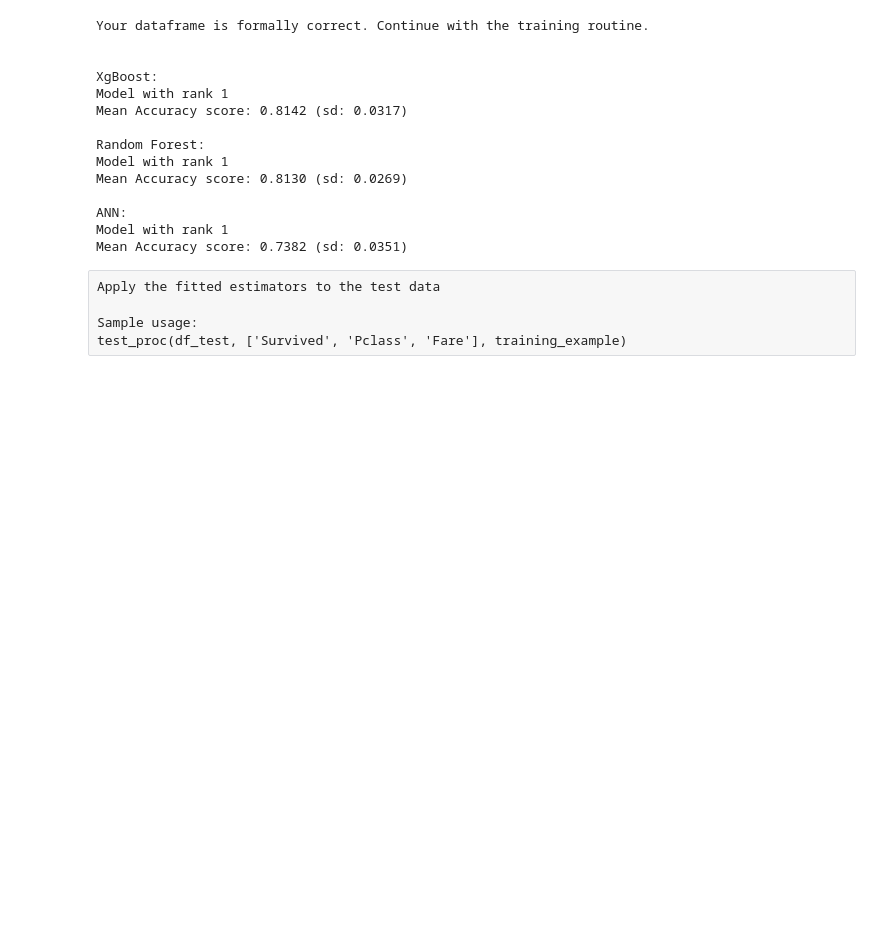
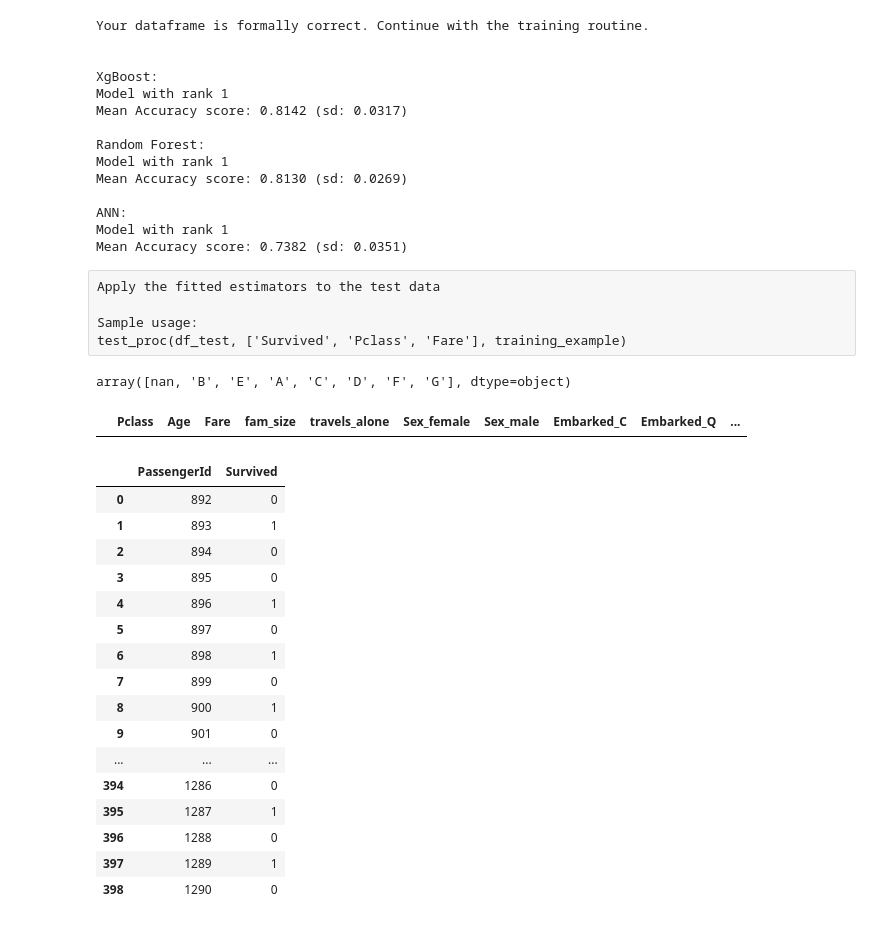
Before and after one commit to m0jibake/Titanic_Repo, a Jupyter notebook: Code/titanic_notebook.ipynb, the cells around one changed output. Drawn from its saved outputs; the diff is of its cells as text; code cells hidden in the pictures; blank space fills up the shorter version.

Commit message:
Minor adjustments in pre-preprocessing and added working test routine

```diff
--- a/Code/titanic_notebook.ipynb
+++ b/Code/titanic_notebook.ipynb
@@ -254,0 +218,6 @@ test_proc(df_test, ['Survived', 'Pclass', 'Fare'], training_example)
+# %%
+# Deck
+df_test['Deck'] = df_test["Cabin"].str[0]
+df_test['Deck'].unique()
+# %% [output]
+array([nan, 'B', 'E', 'A', 'C', 'D', 'F', 'G'], dtype=object)
@@ -254,0 +232,15 @@ test_proc(df_test, ['Survived', 'Pclass', 'Fare'], training_example)
+# %%
+# create a list which contains the relevant features. For this purpose, create first a list of all non-relevant features
+drop_those_features = ['PassengerId', 'Name', 'Sex', 'SibSp', 'Parch', 'Ticket', 'Cabin', 'Embarked', 'Title', 'Deck']
+features = df_test.columns.tolist()
+features = [e for e in features if e not in drop_those_features]
+# %%
+df_test['Fare'] = df_test['Fare'].fillna(df_train['Fare'].mean())
+# %%
+df_test[features][df_test[features].isna().any(axis=1)]
+# %% [output]
+|  | Pclass | Age | Fare | fam_size | travels_alone | Sex_female | Sex_male | Embarked_C | Embarked_Q | ... |
+# %%
+pred = training_example[0].predict(df_test[features])
+# %%
+test_submission = pd.DataFrame({'PassengerId': df_test['PassengerId'], 'Survived': pred})
@@ -254,0 +249,20 @@ test_proc(df_test, ['Survived', 'Pclass', 'Fare'], training_example)
+# %%
+test_submission
+# %% [output]
+|  | PassengerId | Survived |
+| 0 | 892 | 0 |
+| 1 | 893 | 1 |
+| 2 | 894 | 0 |
+| 3 | 895 | 0 |
+| 4 | 896 | 1 |
+| 5 | 897 | 0 |
+| 6 | 898 | 1 |
+| 7 | 899 | 0 |
+| 8 | 900 | 1 |
+| 9 | 901 | 0 |
+| ... | ... | ... |
+| 394 | 1286 | 0 |
+| 395 | 1287 | 1 |
+| 396 | 1288 | 0 |
+| 397 | 1289 | 1 |
+| 398 | 1290 | 0 |
```
Also changed, not shown: parts of 31 cells of this notebook, 2 other files.
